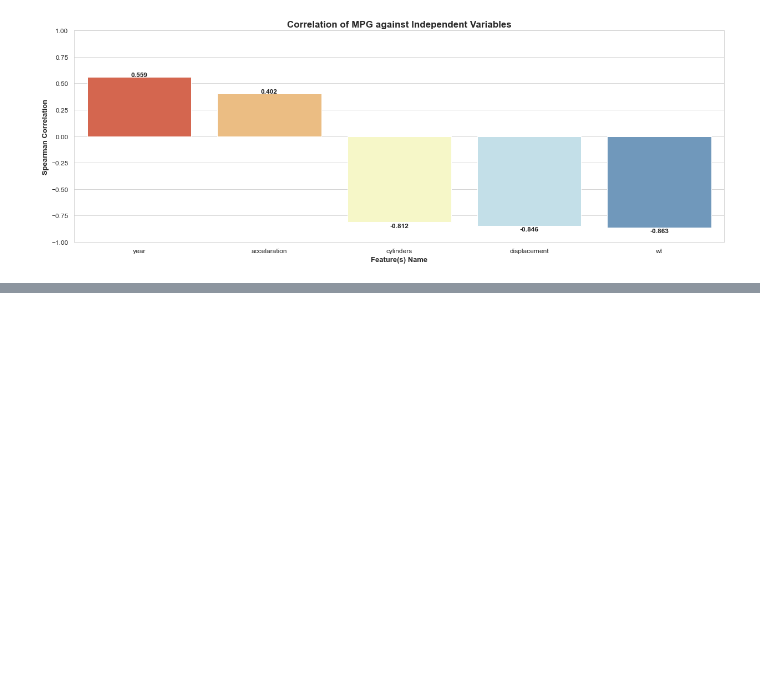
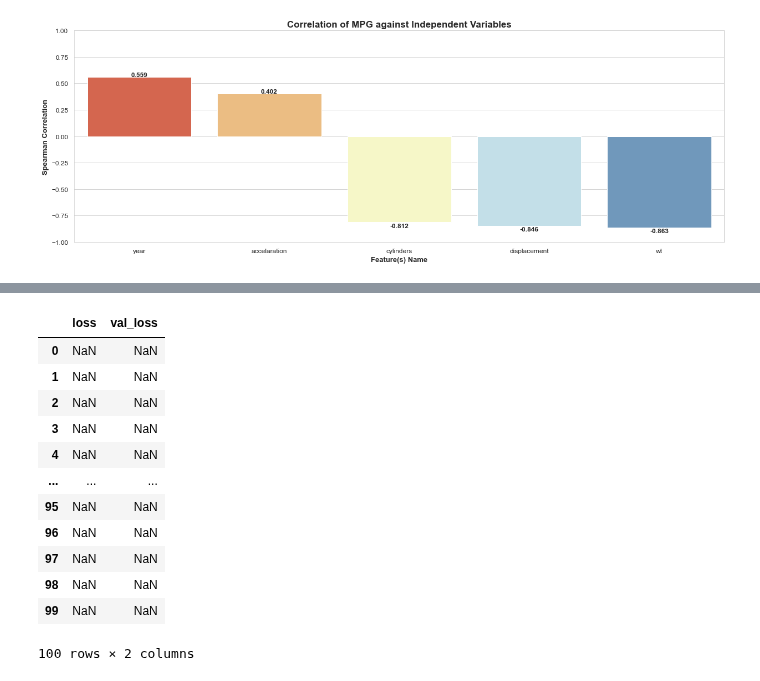
Before and after one commit to ZenithClown/self-development, a Jupyter notebook: Learning Python Programming/Artificial Intelligence (AI)/Deep Learning (DL)/Tensor Flow/1.0 Basic Regression with Keras API.ipynb, the cells around one changed output, grey strips where cells are left out. Cells and saved outputs as stored; diff of their text form; code cells hidden in the pictures; blank space fills up the shorter version.

```diff
--- a/Learning Python Programming/Artificial Intelligence (AI)/Deep Learning (DL)/Tensor Flow/1.0 Basic Regression with Keras API.ipynb
+++ b/Learning Python Programming/Artificial Intelligence (AI)/Deep Learning (DL)/Tensor Flow/1.0 Basic Regression with Keras API.ipynb
@@ -138,0 +226,18 @@ plt.show()
+# %%
+history = model.fit(train.drop(columns = ["mpg"]), train["mpg"], epochs = 100, validation_split = 0.2, shuffle = True, verbose = 0)
+# %%
+pd.DataFrame(history.history)
+# %% [output]
+|  | loss | val_loss |
+| 0 | NaN | NaN |
+| 1 | NaN | NaN |
+| 2 | NaN | NaN |
+| 3 | NaN | NaN |
+| 4 | NaN | NaN |
+| ... | ... | ... |
+| 95 | NaN | NaN |
+| 96 | NaN | NaN |
+| 97 | NaN | NaN |
+| 98 | NaN | NaN |
+| 99 | NaN | NaN |
+100 rows × 2 columns
```
Also changed, not shown: parts of 11 cells of this notebook.
